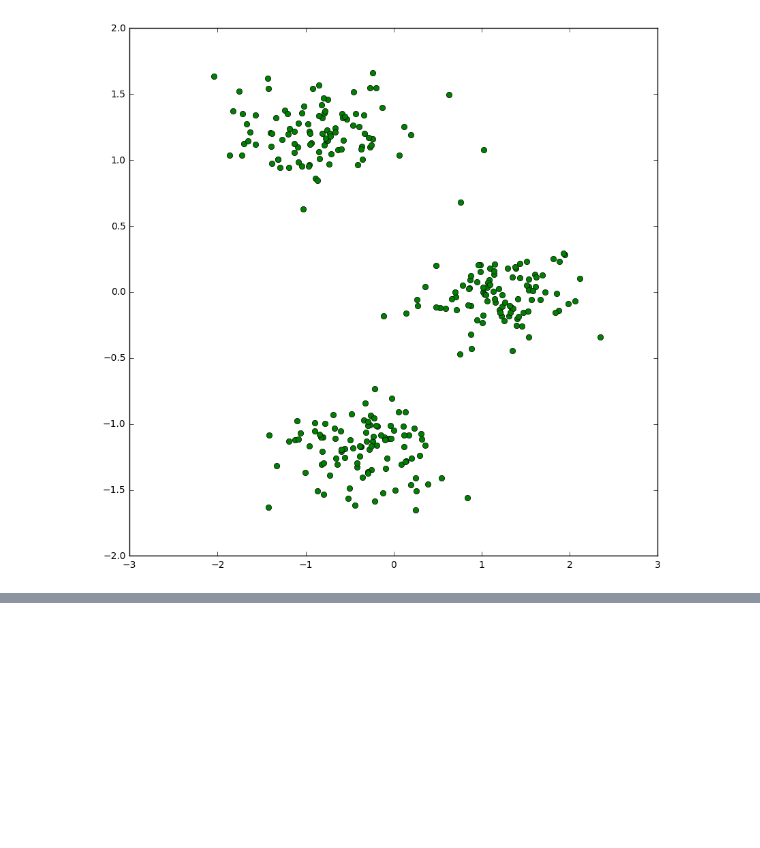
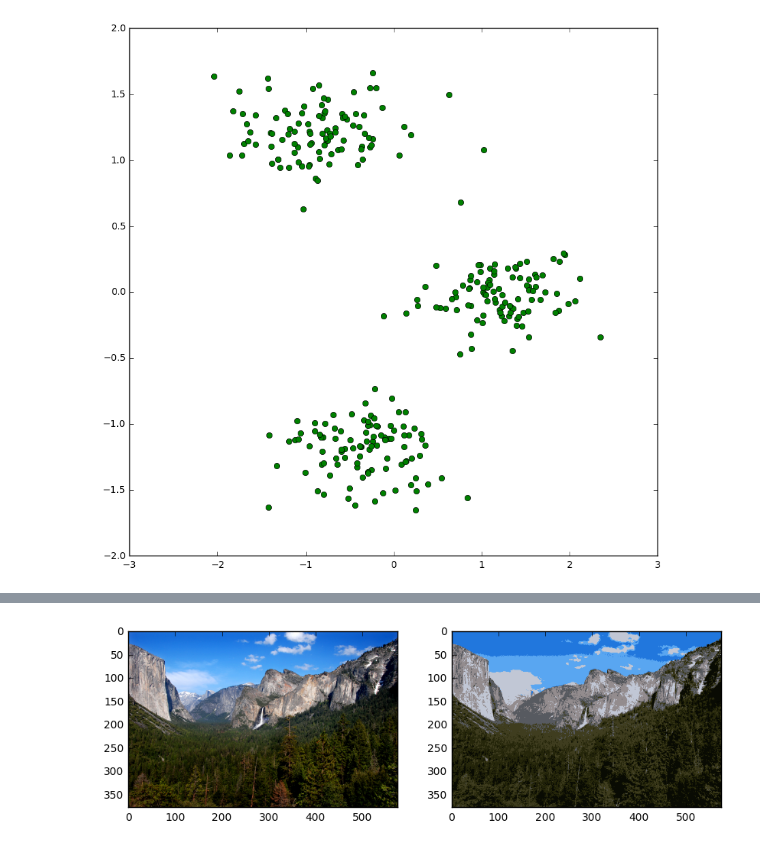
Before and after one commit to shuyangsun/k_means_clustering, a Jupyter notebook: k_means_clustering.ipynb, the cells around one changed output, grey strips where cells are left out. Saved outputs shown, nothing was run; the diff lists cells and outputs as text; code cells hidden in the pictures; blank space fills up the shorter version.

```diff
--- a/k_means_clustering.ipynb
+++ b/k_means_clustering.ipynb
@@ -189,0 +187,4 @@ plt.imshow(img_compressed)
+# %%
+compress_img_color_and_compare('data/yosemite.png', 8, iter_limit=10, time_limit=-1, num_run=10)
+# %% [output]
+[figure, added]
```
Also changed, not shown: parts of 14 cells of this notebook, 1 other file.
